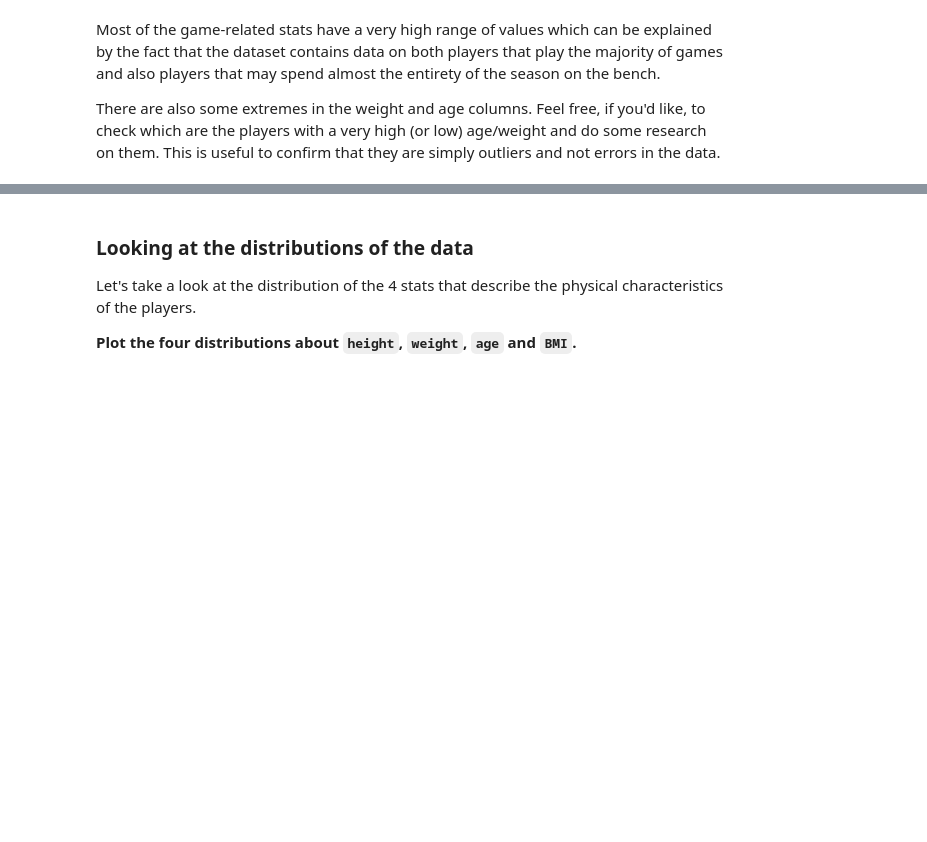
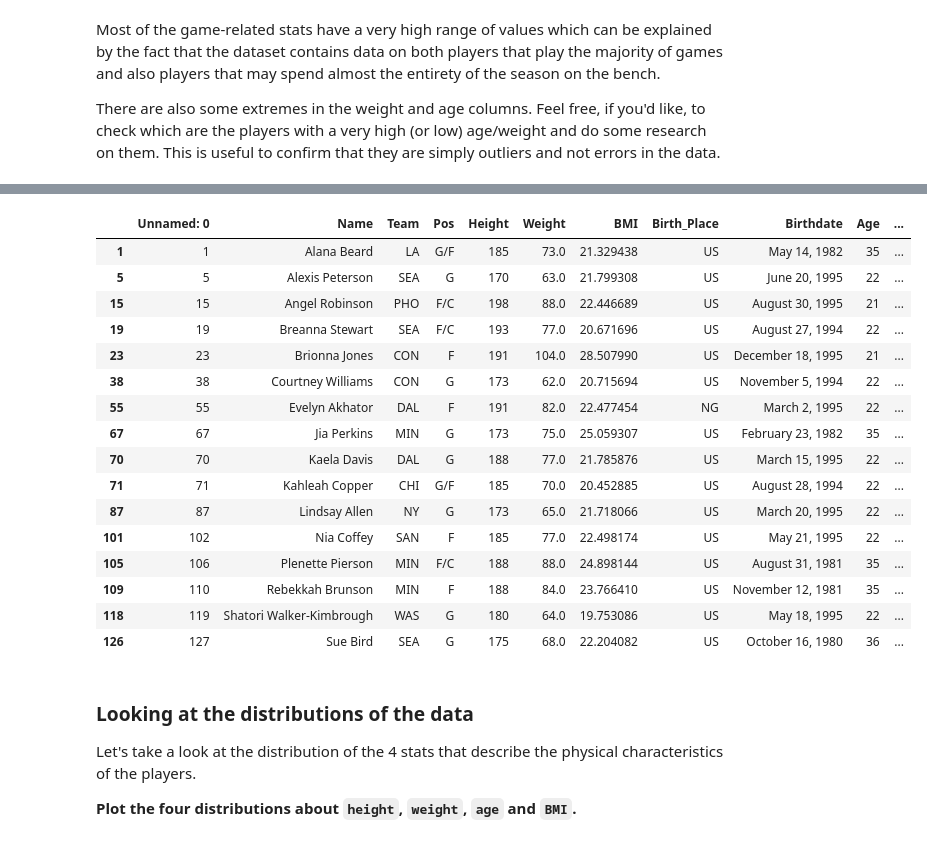
Before and after one commit to ta-data-lis/M2-mini-project2, a Jupyter notebook: your-code/2.-Exploratory-Data-Analysis.ipynb, the cells around one changed output, grey strips where cells are left out. Saved outputs shown, nothing was run; the diff lists cells and outputs as text; code cells hidden in the pictures; blank space fills up the shorter version.

```diff
--- a/your-code/2.-Exploratory-Data-Analysis.ipynb
+++ b/your-code/2.-Exploratory-Data-Analysis.ipynb
@@ -30,3 +58,23 @@ There are also some extremes in the weight and age columns. Feel free, if you'd
+# %%
+wnba[(wnba["Age"]>34) | (wnba["Age"]<=22)]
+# %% [output]
+|  | Unnamed: 0 | Name | Team | Pos | Height | Weight | BMI | Birth_Place | Birthdate | Age | ... |
+| 1 | 1 | Alana Beard | LA | G/F | 185 | 73.0 | 21.329438 | US | May 14, 1982 | 35 | ... |
+| 5 | 5 | Alexis Peterson | SEA | G | 170 | 63.0 | 21.799308 | US | June 20, 1995 | 22 | ... |
+| 15 | 15 | Angel Robinson | PHO | F/C | 198 | 88.0 | 22.446689 | US | August 30, 1995 | 21 | ... |
+| 19 | 19 | Breanna Stewart | SEA | F/C | 193 | 77.0 | 20.671696 | US | August 27, 1994 | 22 | ... |
+| 23 | 23 | Brionna Jones | CON | F | 191 | 104.0 | 28.507990 | US | December 18, 1995 | 21 | ... |
+| 38 | 38 | Courtney Williams | CON | G | 173 | 62.0 | 20.715694 | US | November 5, 1994 | 22 | ... |
+| 55 | 55 | Evelyn Akhator | DAL | F | 191 | 82.0 | 22.477454 | NG | March 2, 1995 | 22 | ... |
+| 67 | 67 | Jia Perkins | MIN | G | 173 | 75.0 | 25.059307 | US | February 23, 1982 | 35 | ... |
+| 70 | 70 | Kaela Davis | DAL | G | 188 | 77.0 | 21.785876 | US | March 15, 1995 | 22 | ... |
+| 71 | 71 | Kahleah Copper | CHI | G/F | 185 | 70.0 | 20.452885 | US | August 28, 1994 | 22 | ... |
+| 87 | 87 | Lindsay Allen | NY | G | 173 | 65.0 | 21.718066 | US | March 20, 1995 | 22 | ... |
+| 101 | 102 | Nia Coffey | SAN | F | 185 | 77.0 | 22.498174 | US | May 21, 1995 | 22 | ... |
+| 105 | 106 | Plenette Pierson | MIN | F/C | 188 | 88.0 | 24.898144 | US | August 31, 1981 | 35 | ... |
+| 109 | 110 | Rebekkah Brunson | MIN | F | 188 | 84.0 | 23.766410 | US | November 12, 1981 | 35 | ... |
+| 118 | 119 | Shatori Walker-Kimbrough | WAS | G | 180 | 64.0 | 19.753086 | US | May 18, 1995 | 22 | ... |
+| 126 | 127 | Sue Bird | SEA | G | 175 | 68.0 | 22.204082 | US | October 16, 1980 | 36 | ... |
 # %% [markdown]
 ### Looking at the distributions of the data
 Let's take a look at the distribution of the 4 stats that describe the physical characteristics of the players.
```
Also changed, not shown: parts of 18 cells of this notebook, 3 other files.
